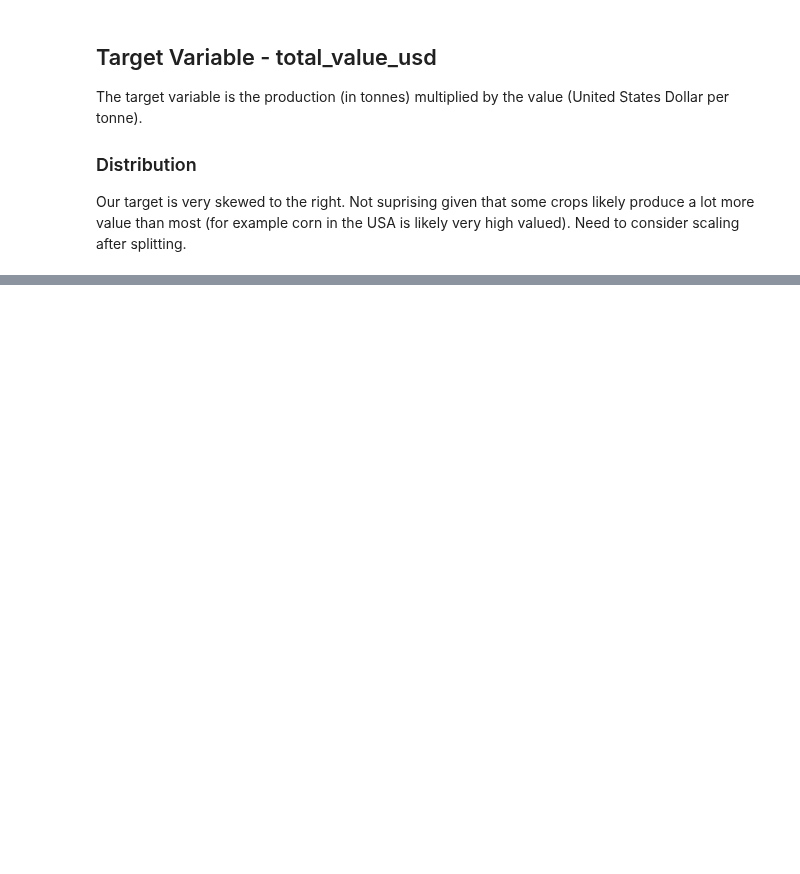
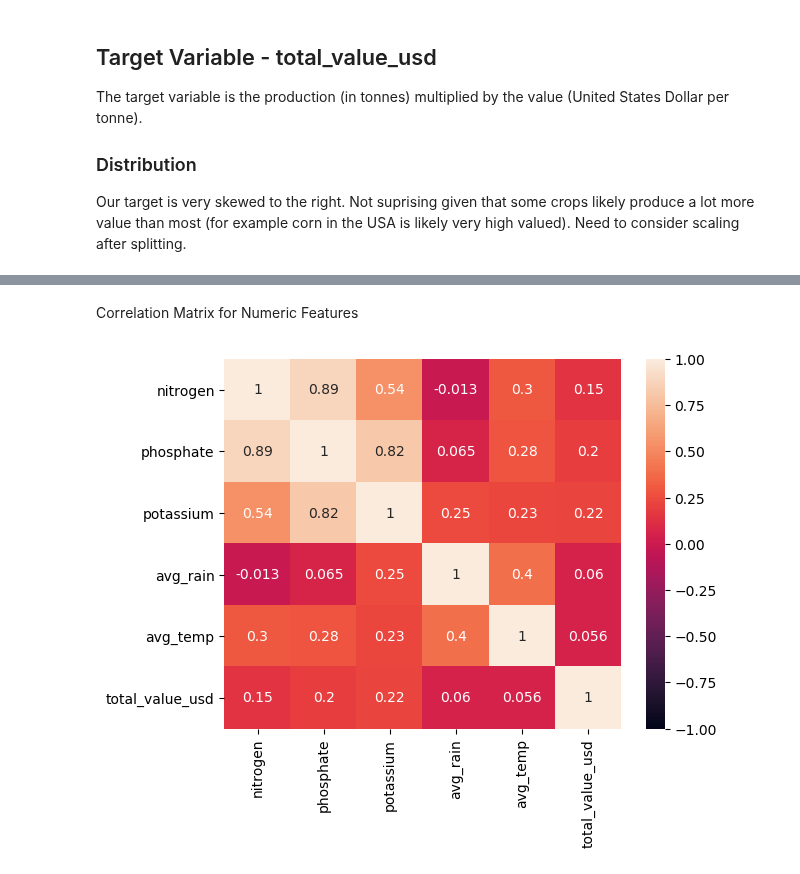
Before and after one commit to hunterblum/CloudFinal-Team1, a Jupyter notebook: Cloud_Team1.ipynb, the cells around one changed output, grey strips where cells are left out. Saved outputs shown, nothing was run; the diff lists cells and outputs as text; code cells hidden in the pictures; blank space fills up the shorter version.

```diff
--- a/Cloud_Team1.ipynb
+++ b/Cloud_Team1.ipynb
@@ -175,0 +210,13 @@ plt.show()
+# %% [markdown]
+Correlation Matrix for Numeric Features
+# %%
+df_numeric = df.select_dtypes(['int64', 'float64'])
+df_numeric = df_numeric.drop(columns=['year', 'production', 'value'], axis=1)
+df_numeric_nona = df_numeric.dropna()
+
+
+plt.clf()
+sns.heatmap(df_numeric_nona.corr(), vmin= -1, vmax=1, annot=True)
+plt.show()
+# %% [output]
+[figure, added]
```
Also changed, not shown: parts of 8 cells of this notebook.
